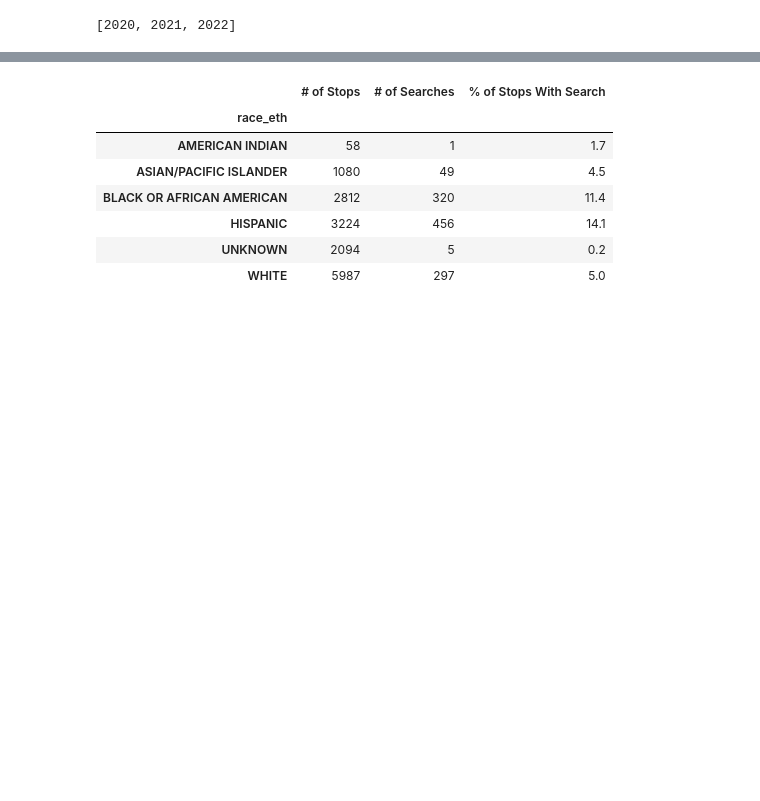
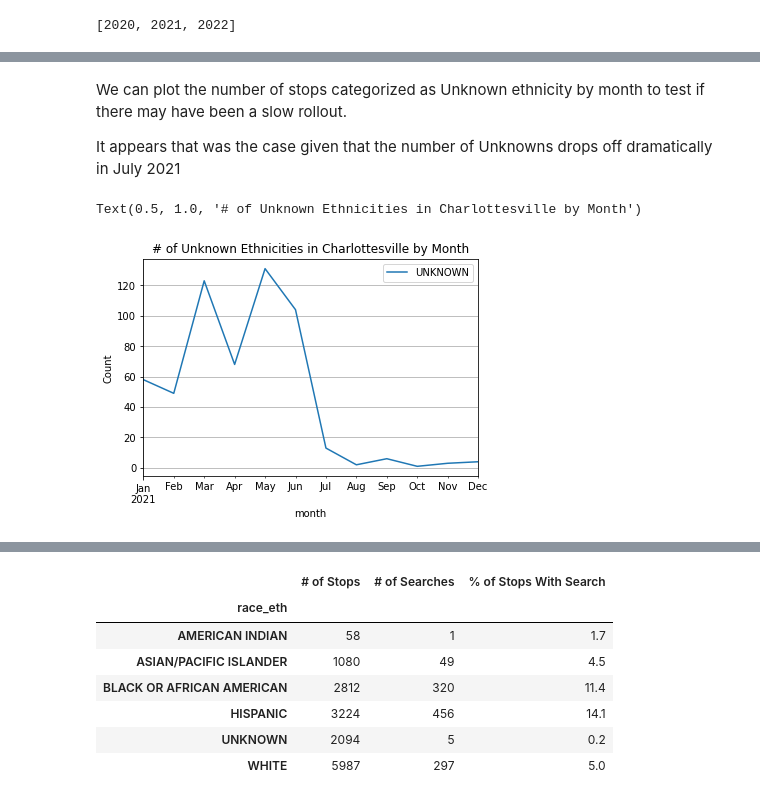
Before and after one commit to openpolicedata/openpolicedata, a Jupyter notebook: notebooks/20220413_demo.ipynb, the cells around one changed output, grey strips where cells are left out. Cells and saved outputs as stored; diff of their text form; code cells hidden in the pictures; blank space fills up the shorter version.

```diff
--- a/notebooks/20220413_demo.ipynb
+++ b/notebooks/20220413_demo.ipynb
@@ -109,0 +213,14 @@ a
+# %% [markdown]
+We can plot the number of stops categorized as Unknown ethnicity by month to test if there may have been a slow rollout.
+
+It appears that was the case given that the number of Unknowns drops off dramatically in July 2021
+# %%
+# Create a month category
+df["month"] = df["incident_date"].dt.to_period("M")
+a = df.groupby(["month","ethnicity"]).size().unstack("ethnicity")
+ax = a.plot(y="UNKNOWN", grid=True)
+ax.set_ylabel("Count")
+ax.set_title("# of Unknown Ethnicities in Charlottesville by Month")
+# %% [output]
+Text(0.5, 1.0, '# of Unknown Ethnicities in Charlottesville by Month')
+[figure, added]
```
Also changed, not shown: parts of 38 cells of this notebook.
